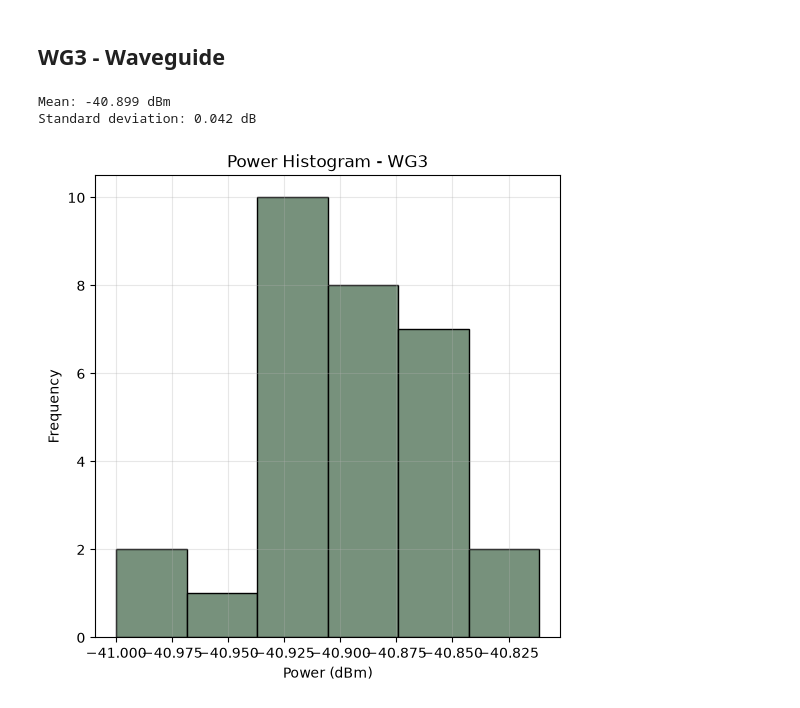
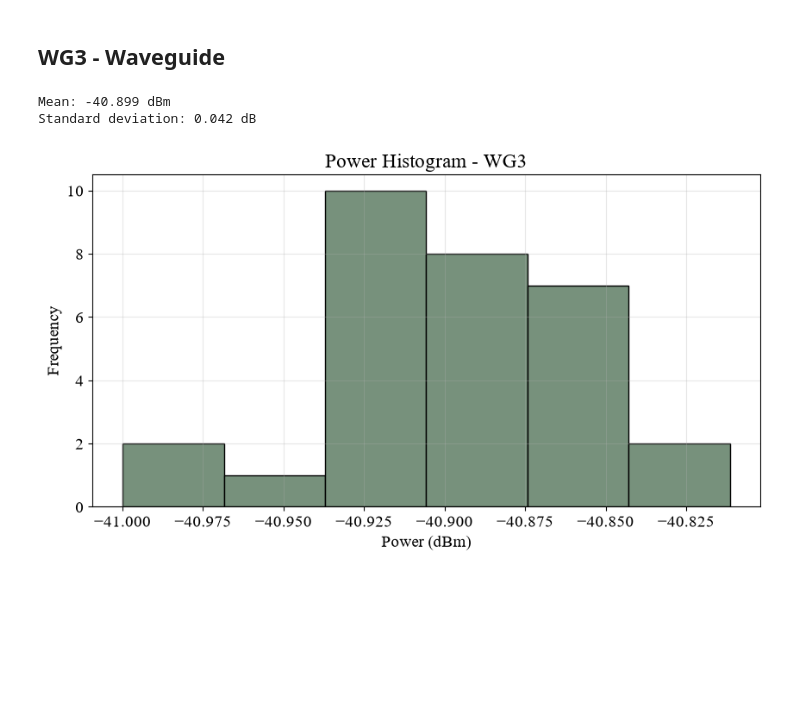
Before and after one commit to niospinamev2/SurugaSeikiHex, a Jupyter notebook: ProcessingTools/VerticalCouplingProfiling/VCPPlotter.ipynb, the cells around one changed output. Cells and saved outputs as stored; diff of their text form; code cells hidden in the pictures; blank space fills up the shorter version.

```diff
--- a/ProcessingTools/VerticalCouplingProfiling/VCPPlotter.ipynb
+++ b/ProcessingTools/VerticalCouplingProfiling/VCPPlotter.ipynb
@@ -8,6 +8,9 @@ Step 1: Import the necessary libraries.
 import pandas as pd
 from pathlib import Path
 import matplotlib.pyplot as plt
+
+plt.rcParams["font.family"] = "Times New Roman"
+plt.rcParams["font.size"] = 14
 # %% [markdown]
 Step 2: Load and group the measurement data
 # %%
@@ -158,32 +161,32 @@ Standard deviation: 0.048 dB
 # Select WG3
 potencia = df[df["Waveguide"] == "WG3"]["Power_dBm"]
 
 # Statistics
 media = potencia.mean()
 desv_std = potencia.std()
 
 print(f"Mean: {media:.3f} dBm")
 print(f"Standard deviation: {desv_std:.3f} dB")
 
 # Generate histogram
 # plt.figure(figsize=(8, 8))
-plt.figure(figsize=(6, 6))
+plt.figure(figsize=(10, 5))
 
 plt.hist(
     potencia,
     bins="auto",
     color="#77917C",
     edgecolor="black",
 )
 
 plt.title("Power Histogram - WG3")
 plt.xlabel("Power (dBm)")
 plt.ylabel("Frequency")
 plt.grid(alpha=0.3)
 
 # plt.savefig("WG3.png", bbox_inches="tight")
 plt.show()
 # %% [output]
 Mean: -40.899 dBm
 Standard deviation: 0.042 dB
-[figure, old version]
+[figure, new version]
```
Also changed, not shown: parts of 3 cells of this notebook, 1 other file.
